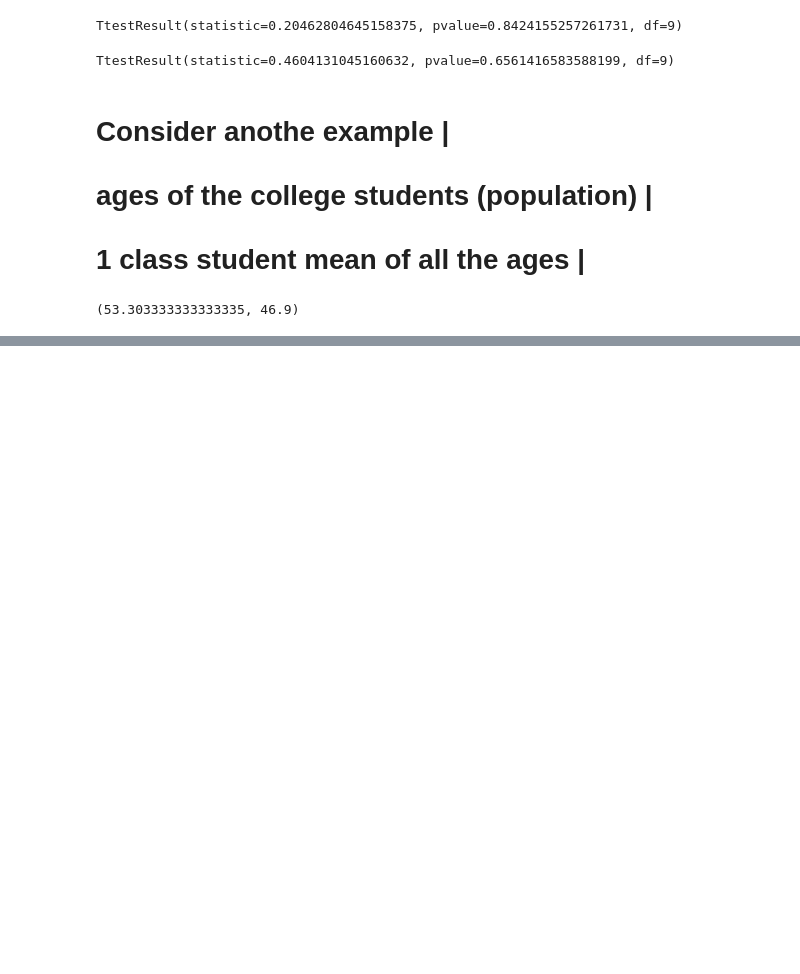
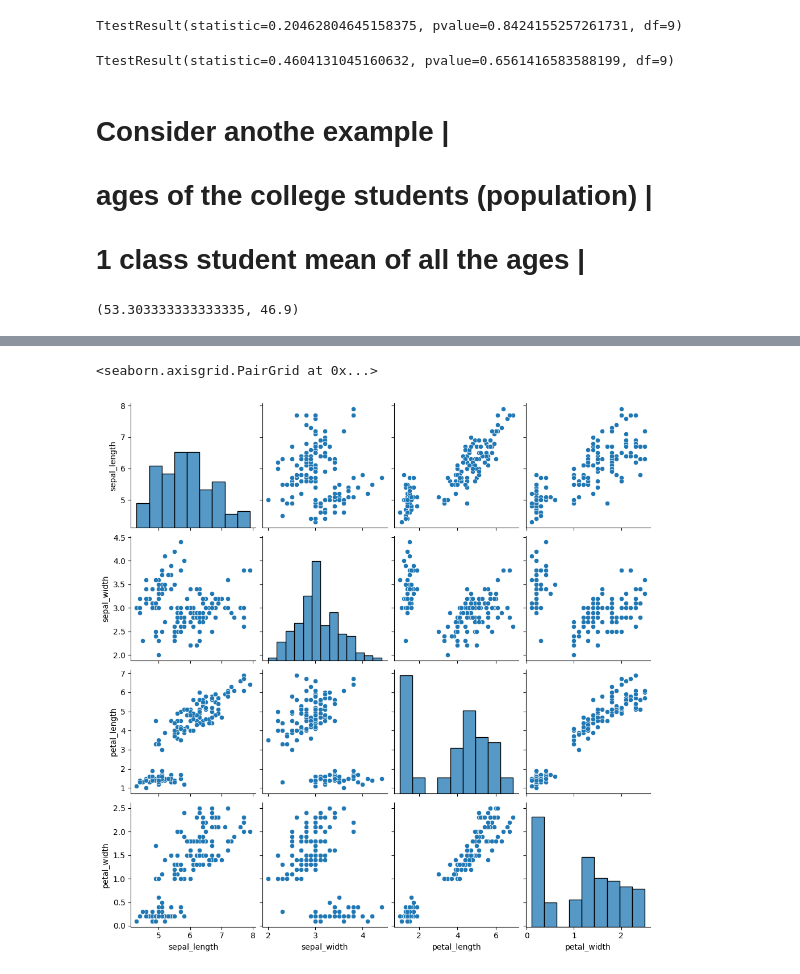
Before and after one commit to rajatvegan/Notebooks, a Jupyter notebook: statistics.ipynb, the cells around one changed output, grey strips where cells are left out. Drawn from its saved outputs; the diff is of its cells as text; code cells hidden in the pictures; blank space fills up the shorter version.

```diff
--- a/statistics.ipynb
+++ b/statistics.ipynb
@@ -116,0 +122,3 @@ sns.scatterplot(x=df.index, y=df['school_ages'])
+# %%
+df1 = sns.load_dataset('iris')
+df1.head ()
@@ -116,0 +132,5 @@ sns.scatterplot(x=df.index, y=df['school_ages'])
+# %%
+sns.pairplot(df1)
+# %% [output]
+<seaborn.axisgrid.PairGrid at 0x...>
+[figure, added]
```
Also changed, not shown: parts of 6 cells of this notebook.
